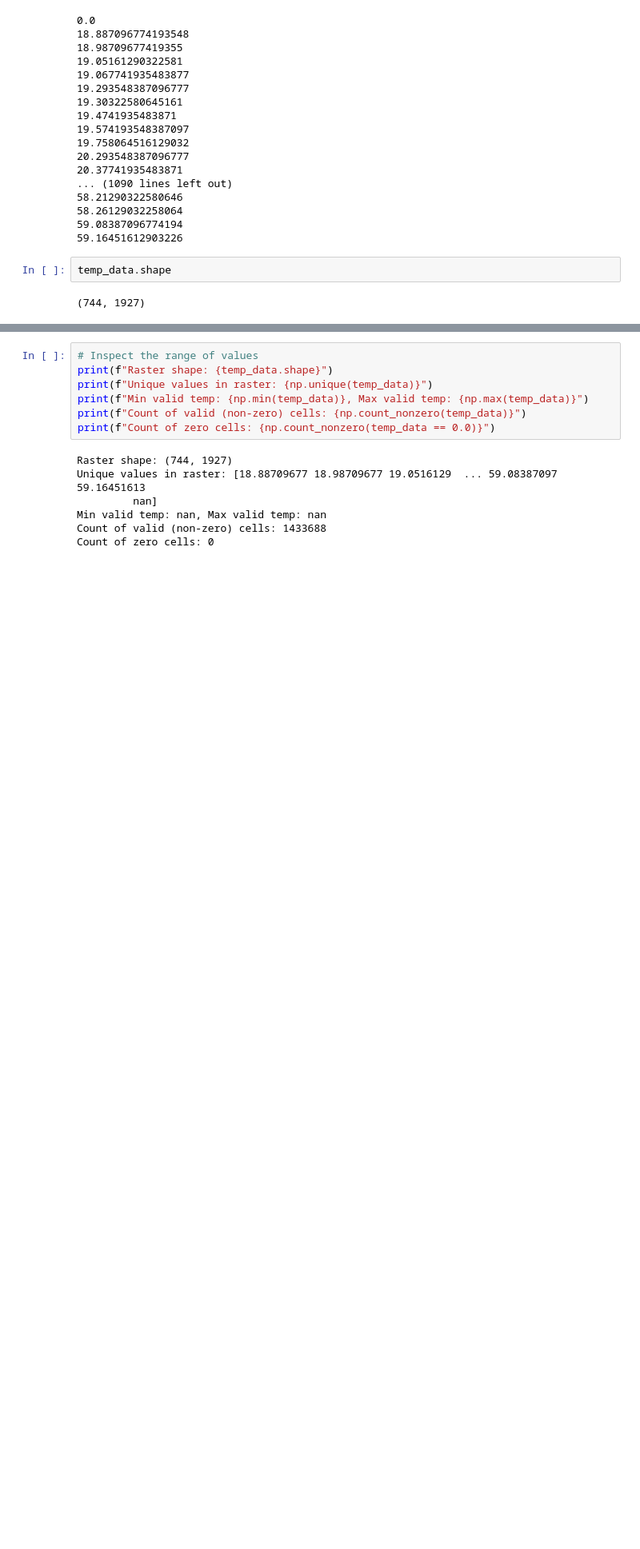
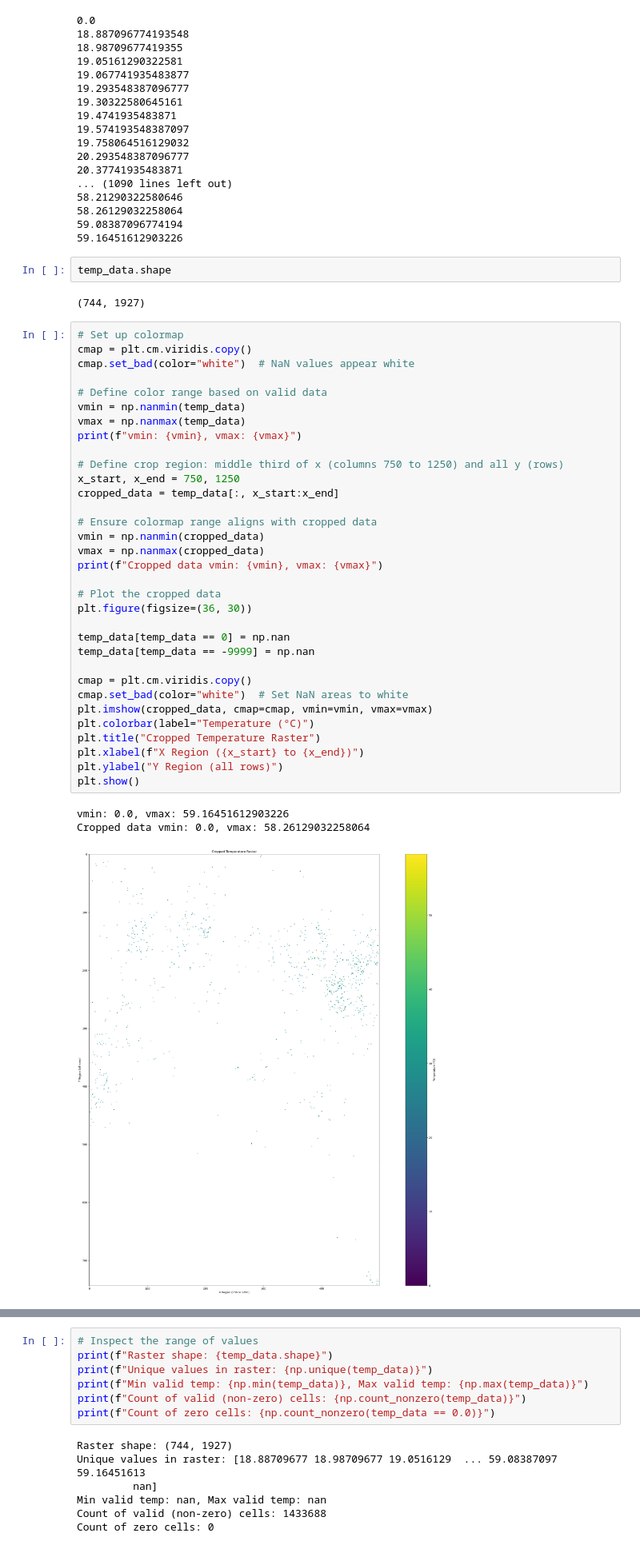
Before and after one commit to elliekkim/deep_ps, a Jupyter notebook: ps_on_nc/rasterizing_nc_data.ipynb, the cells around one changed output, grey strips where cells are left out. Shown: that part at 80% size. Drawn from its saved outputs; the diff is of its cells as text; blank space fills up the shorter version.

```diff
--- a/ps_on_nc/rasterizing_nc_data.ipynb
+++ b/ps_on_nc/rasterizing_nc_data.ipynb
@@ -111,4 +111,41 @@ for t in np.unique(temp_data):
 temp_data.shape
 # %% [output]
 (744, 1927)
+# %%
+# Set up colormap
+cmap = plt.cm.viridis.copy()
+cmap.set_bad(color="white")  # NaN values appear white
+
+# Define color range based on valid data
+vmin = np.nanmin(temp_data)
+vmax = np.nanmax(temp_data)
+print(f"vmin: {vmin}, vmax: {vmax}")
+
+# Define crop region: middle third of x (columns 750 to 1250) and all y (rows)
+x_start, x_end = 750, 1250
+cropped_data = temp_data[:, x_start:x_end]
+
+# Ensure colormap range aligns with cropped data
+vmin = np.nanmin(cropped_data)
+vmax = np.nanmax(cropped_data)
+print(f"Cropped data vmin: {vmin}, vmax: {vmax}")
+
+# Plot the cropped data
+plt.figure(figsize=(36, 30))
+
+temp_data[temp_data == 0] = np.nan
+temp_data[temp_data == -9999] = np.nan
+
+cmap = plt.cm.viridis.copy()
+cmap.set_bad(color="white")  # Set NaN areas to white
+plt.imshow(cropped_data, cmap=cmap, vmin=vmin, vmax=vmax)
+plt.colorbar(label="Temperature (°C)")
+plt.title("Cropped Temperature Raster")
+plt.xlabel(f"X Region ({x_start} to {x_end})")
+plt.ylabel("Y Region (all rows)")
+plt.show()
+# %% [output]
+vmin: 0.0, vmax: 59.16451612903226
+Cropped data vmin: 0.0, vmax: 58.26129032258064
+[figure, added]
 # %%
```
Also changed, not shown: parts of 3 cells of this notebook.
